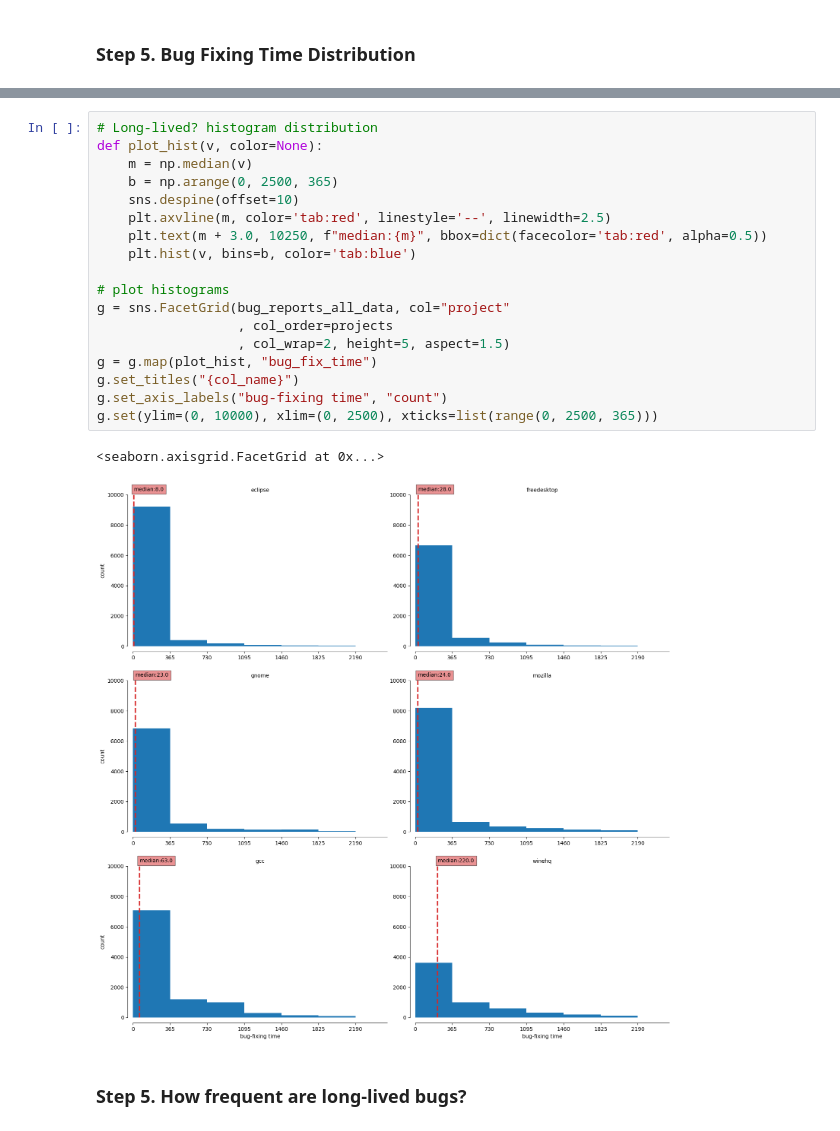
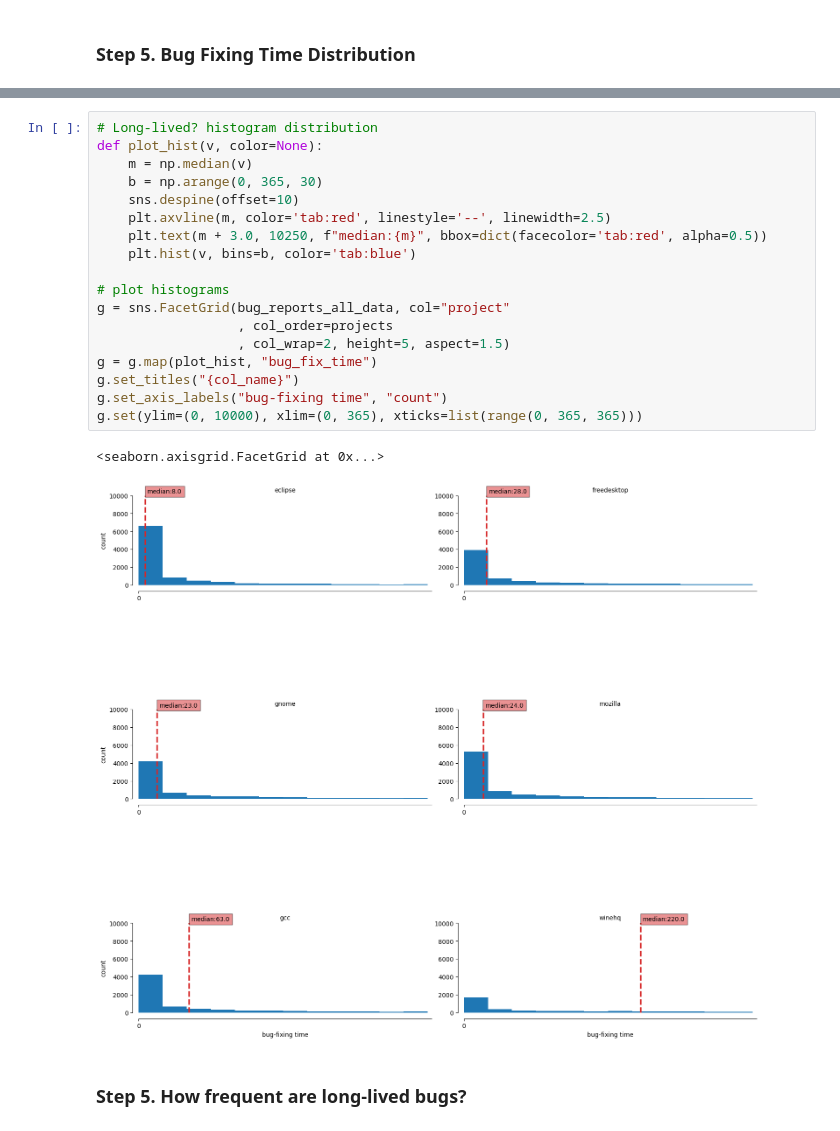
Before and after one commit to gomesluiz/my-doctorate, a Jupyter notebook: projects/long-lived-bug-prediction/machine-learning/source/20200731_long_lived_prediction_rq2_data_analysis.ipynb, the cells around one changed output, grey strips where cells are left out. Cells and saved outputs as stored; diff of their text form.

```diff
--- a/projects/long-lived-bug-prediction/machine-learning/source/20200731_long_lived_prediction_rq2_data_analysis.ipynb
+++ b/projects/long-lived-bug-prediction/machine-learning/source/20200731_long_lived_prediction_rq2_data_analysis.ipynb
@@ -224,24 +251,24 @@ bug_reports_all_data.groupby('project').agg({'creation_date':[np.min, np.max]})
 # %%
 # Long-lived? histogram distribution
 def plot_hist(v, color=None):
     m = np.median(v)
-    b = np.arange(0, 2500, 365)
+    b = np.arange(0, 365, 30)
     sns.despine(offset=10)
     plt.axvline(m, color='tab:red', linestyle='--', linewidth=2.5)
     plt.text(m + 3.0, 10250, f"median:{m}", bbox=dict(facecolor='tab:red', alpha=0.5))
     plt.hist(v, bins=b, color='tab:blue')
 
 # plot histograms
 g = sns.FacetGrid(bug_reports_all_data, col="project"
                   , col_order=projects
                   , col_wrap=2, height=5, aspect=1.5)
 g = g.map(plot_hist, "bug_fix_time")
 g.set_titles("{col_name}")
 g.set_axis_labels("bug-fixing time", "count")
-g.set(ylim=(0, 10000), xlim=(0, 2500), xticks=list(range(0, 2500, 365)))
+g.set(ylim=(0, 10000), xlim=(0, 365), xticks=list(range(0, 365, 365)))
 # %% [output]
 <seaborn.axisgrid.FacetGrid at 0x...>
-[figure, old version]
+[figure, new version]
 # %% [markdown]
 ### Step 5. How frequent are long-lived bugs?
 # %%
```
Also changed, not shown: parts of 3 cells of this notebook, 19 other files.
